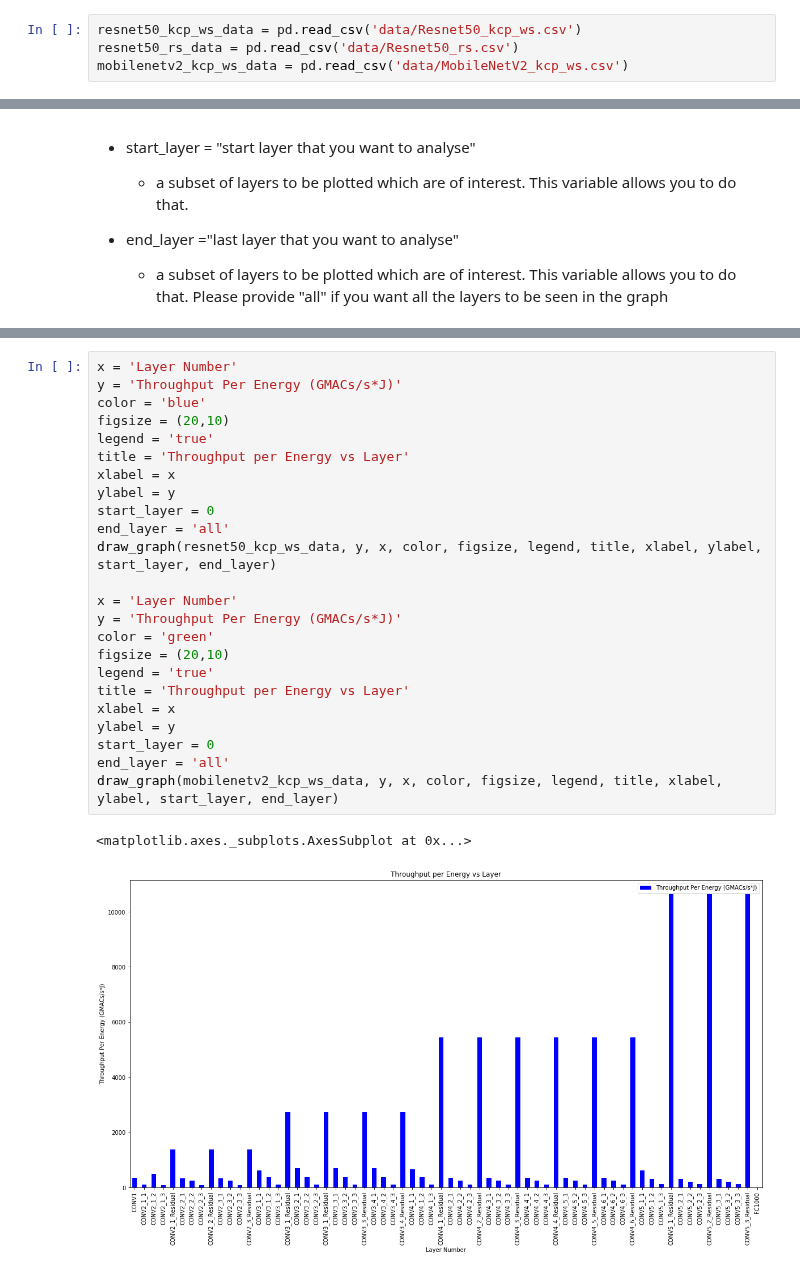
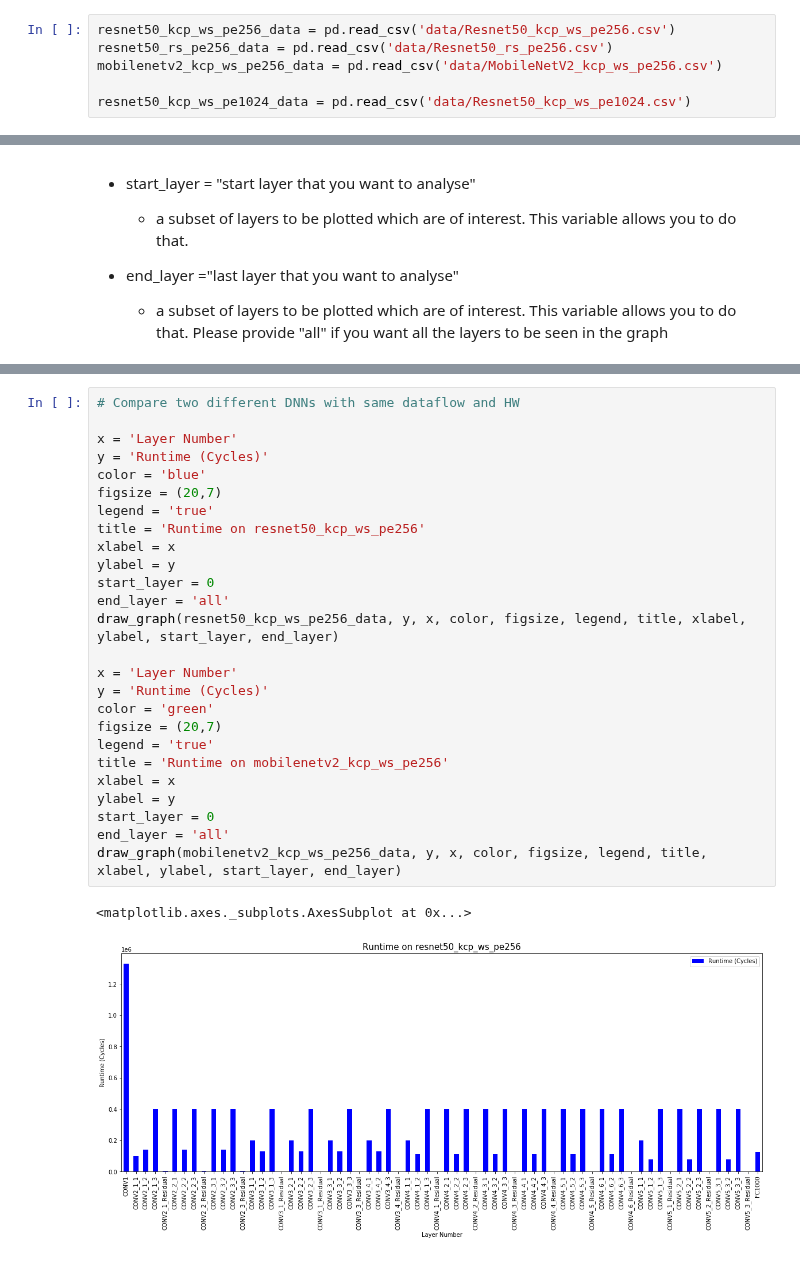
Before and after one commit to maestro-project/maestro, a Jupyter notebook: tools/jupyter_notebook/maestro_output_analysis.ipynb, the cells around one changed output, grey strips where cells are left out. Drawn from its saved outputs; the diff is of its cells as text.

```diff
--- a/tools/jupyter_notebook/maestro_output_analysis.ipynb
+++ b/tools/jupyter_notebook/maestro_output_analysis.ipynb
@@ -35,9 +35,11 @@ pd.read_csv("name of your csv file")
 
 As an example we are reading file in tools/jupyter_notebook/data folder including **data/Resnet50_kcp_ws.csv**
 # %%
-resnet50_kcp_ws_data = pd.read_csv('data/Resnet50_kcp_ws.csv')
-resnet50_rs_data = pd.read_csv('data/Resnet50_rs.csv')
-mobilenetv2_kcp_ws_data = pd.read_csv('data/MobileNetV2_kcp_ws.csv')
+resnet50_kcp_ws_pe256_data = pd.read_csv('data/Resnet50_kcp_ws_pe256.csv')
+resnet50_rs_pe256_data = pd.read_csv('data/Resnet50_rs_pe256.csv')
+mobilenetv2_kcp_ws_pe256_data = pd.read_csv('data/MobileNetV2_kcp_ws_pe256.csv')
+
+resnet50_kcp_ws_pe1024_data = pd.read_csv('data/Resnet50_kcp_ws_pe1024.csv')
 # %% [markdown]
 ## 2 - Creating Graphs
 
@@ -134,27 +139,29 @@ draw_graph(resnet50_rs_data, y, x, color, figsize, legend, title, xlabel, ylabel
 # %%
+# Compare two different DNNs with same dataflow and HW
+
 x = 'Layer Number'
-y = 'Throughput Per Energy (GMACs/s*J)'
+y = 'Runtime (Cycles)'
 color = 'blue'
-figsize = (20,10)
+figsize = (20,7)
 legend = 'true'
-title = 'Throughput per Energy vs Layer'
+title = 'Runtime on resnet50_kcp_ws_pe256'
 xlabel = x
 ylabel = y
 start_layer = 0
 end_layer = 'all'
-draw_graph(resnet50_kcp_ws_data, y, x, color, figsize, legend, title, xlabel, ylabel, start_layer, end_layer)
+draw_graph(resnet50_kcp_ws_pe256_data, y, x, color, figsize, legend, title, xlabel, ylabel, start_layer, end_layer)
 
 x = 'Layer Number'
-y = 'Throughput Per Energy (GMACs/s*J)'
+y = 'Runtime (Cycles)'
 color = 'green'
-figsize = (20,10)
+figsize = (20,7)
 legend = 'true'
-title = 'Throughput per Energy vs Layer'
+title = 'Runtime on mobilenetv2_kcp_ws_pe256'
 xlabel = x
 ylabel = y
 start_layer = 0
 end_layer = 'all'
-draw_graph(mobilenetv2_kcp_ws_data, y, x, color, figsize, legend, title, xlabel, ylabel, start_layer, end_layer)
+draw_graph(mobilenetv2_kcp_ws_pe256_data, y, x, color, figsize, legend, title, xlabel, ylabel, start_layer, end_layer)
 # %% [output]
 <matplotlib.axes._subplots.AxesSubplot at 0x...>
-[figure, old version]
+[figure, new version]
```
Also changed, not shown: parts of 5 cells of this notebook, 9 other files.
